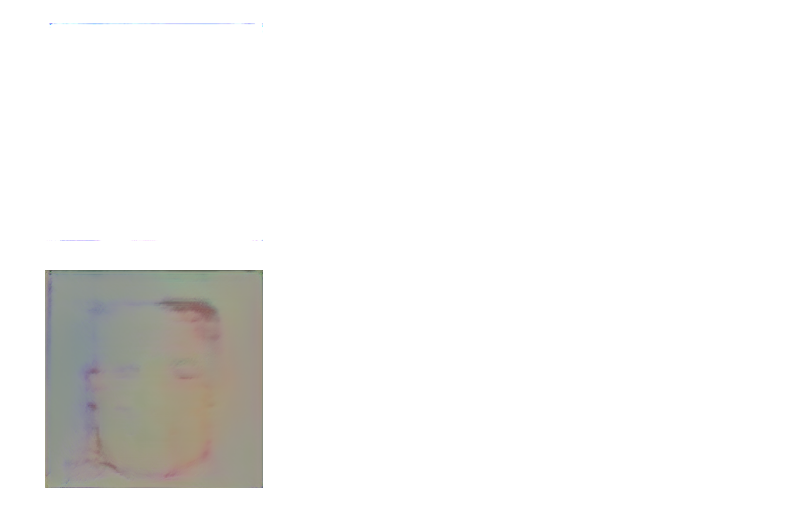
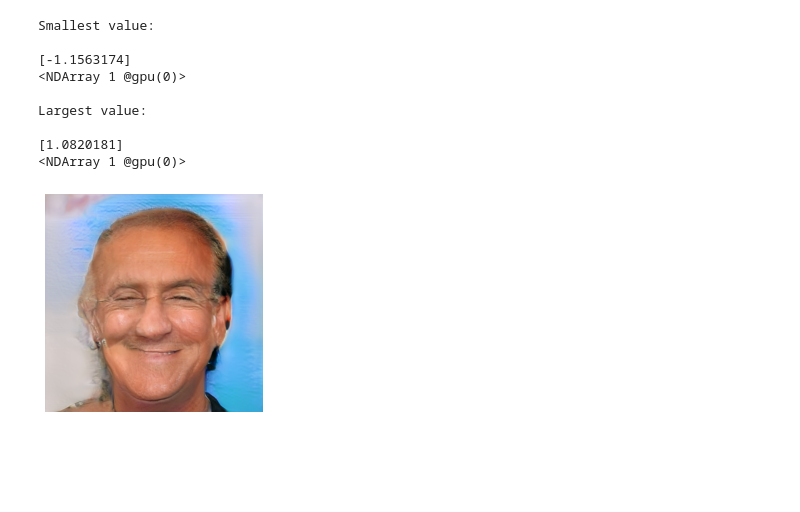
Before and after one commit to Kieranosaurus/HYPER, a Jupyter notebook: MXNet_PGGAN.ipynb, the cells around one changed output. Cells and saved outputs as stored; diff of their text form; code cells hidden in the pictures; blank space fills up the shorter version.

```diff
--- a/MXNet_PGGAN.ipynb
+++ b/MXNet_PGGAN.ipynb
@@ -152,6 +145,7 @@ class Net(gluon.HybridBlock):
         with self.name_scope():
 
             # self.lod_in = mx.sym.Variable("lod", init='np.float32')
+            self.lod_in = np.float32(0.0)
 
             # Leaky ReLU Activation
             self.lrelu = nn.LeakyReLU(alpha=0.2)
@@ -247,8 +241,8 @@ class Net(gluon.HybridBlock):
         x = nd.reshape(x, [-1, s[1], s[2] * factor, s[3] * factor])
         return x
 
-    # def lerp_clip(self, a, b, t):
-    #     return a + (b - a) * nd.array(mx.sym.clip(t, 0.0, 1.0))
+    def lerp_clip(self, a, b, t):
+        return a + (b - a) * nd.clip(nd.array(t), 0.0, 1.0)
 
     def hybrid_forward(self, F, x):
         # Block 1
@@ -257,14 +251,14 @@ class Net(gluon.HybridBlock):
         x = self.pixel_norm(self.lrelu(self.bias1a(x)))                 #186
         x = self.pixel_norm(self.lrelu(self.bias1b(self.conv1(x))))     #188
         # to RGB -> output to debug
-        # imgs = [self.biasrgb1(self.torgb1(x))]                         #208
+        # img_out = self.biasrgb1(self.torgb1(x))                         #208
 
         # Block 2
         x = self.upscale_2d(x)                                          #194
         x = self.pixel_norm(self.lrelu(self.bias2a(self.conv2a(x))))    #196
         x = self.pixel_norm(self.lrelu(self.bias2b(self.conv2b(x))))    #198
         # to RGB
-        # imgs += [self.biasrgb2(self.torgb2(x))]                             #212
+        # img = self.biasrgb2(self.torgb2(x))                             #212
         # img_out = self.upscale_2d(img_out)                              #213
         # img_out = self.lerp_clip(img, img_out, self.lod_in - 7)         #215
 
@@ -273,7 +267,7 @@ class Net(gluon.HybridBlock):
         x = self.pixel_norm(self.lrelu(self.bias3a(self.conv3a(x))))    #196
         x = self.pixel_norm(self.lrelu(self.bias3b(self.conv3b(x))))    #198
         # to RGB
-        # imgs += [self.biasrgb3(self.torgb3(x))]                             #212
+        # img = self.biasrgb3(self.torgb3(x))                             #212
         # img_out = self.upscale_2d(img_out)                              #213
         # img_out = self.lerp_clip(img, img_out, self.lod_in - 6)         #215
 
@@ -282,7 +276,7 @@ class Net(gluon.HybridBlock):
         x = self.pixel_norm(self.lrelu(self.bias4a(self.conv4a(x))))    #196
         x = self.pixel_norm(self.lrelu(self.bias4b(self.conv4b(x))))    #198
         # to RGB
-        # imgs += [self.biasrgb4(self.torgb4(x))]                             #212
+        # img = self.biasrgb4(self.torgb4(x))                             #212
         # img_out = self.upscale_2d(img_out)                              #213
         # img_out = self.lerp_clip(img, img_out, self.lod_in - 5)         #215
 
@@ -291,7 +285,7 @@ class Net(gluon.HybridBlock):
         x = self.pixel_norm(self.lrelu(self.bias5a(self.conv5a(x))))    #196
         x = self.pixel_norm(self.lrelu(self.bias5b(self.conv5b(x))))    #198
         # to RGB
-        # imgs += [self.biasrgb5(self.torgb5(x))]                             #212
+        # img = self.biasrgb5(self.torgb5(x))                            #212
         # img_out = self.upscale_2d(img_out)                              #213
         # img_out = self.lerp_clip(img, img_out, self.lod_in - 4)         #215
 
@@ -300,7 +294,7 @@ class Net(gluon.HybridBlock):
         x = self.pixel_norm(self.lrelu(self.bias6a(self.conv6a(x))))    #196
         x = self.pixel_norm(self.lrelu(self.bias6b(self.conv6b(x))))    #198
         # to RGB
-        # imgs += [self.biasrgb6(self.torgb6(x))]                             #212
+        # img = self.biasrgb6(self.torgb6(x))                             #212
         # img_out = self.upscale_2d(img_out)                              #213
         # img_out = self.lerp_clip(img, img_out, self.lod_in - 3)         #215
 
@@ -309,7 +303,7 @@ class Net(gluon.HybridBlock):
         x = self.pixel_norm(self.lrelu(self.bias7a(self.conv7a(x))))    #196
         x = self.pixel_norm(self.lrelu(self.bias7b(self.conv7b(x))))    #198
         # to RGB
-        # imgs += [self.biasrgb7(self.torgb7(x))]                             #212
+        # img = self.biasrgb7(self.torgb7(x))                             #212
         # img_out = self.upscale_2d(img_out)                              #213
         # img_out = self.lerp_clip(img, img_out, self.lod_in - 2)         #215
 
@@ -318,7 +312,7 @@ class Net(gluon.HybridBlock):
         x = self.pixel_norm(self.lrelu(self.bias8a(self.conv8a(x))))    #196
         x = self.pixel_norm(self.lrelu(self.bias8b(self.conv8b(x))))    #198
         # to RGB
-        # imgs += [self.biasrgb8(self.torgb8(x))]                             #212
+        # img = self.biasrgb8(self.torgb8(x))                             #212
         # img_out = self.upscale_2d(img_out)                              #213
         # img_out = self.lerp_clip(img, img_out, self.lod_in - 1)         #215
 
@@ -327,9 +321,9 @@ class Net(gluon.HybridBlock):
         x = self.pixel_norm(self.lrelu(self.bias9a(self.conv9a(x))))    #196
         x = self.pixel_norm(self.lrelu(self.bias9b(self.conv9b(x))))    #198
         # to RGB
-        x = self.biasrgb9(self.torgb9(x))                             #212
+        x = self.biasrgb9(self.torgb9(x))                               #212
         # img_out = self.upscale_2d(img_out)                              #213
-        # img_out = self.lerp_clip(img, img_out, self.lod_in - 0)         #215
+        # img_out = self.lerp_clip(x, img_out, self.lod_in - 0)         #215
 
         return x
 # %%
@@ -342,11 +336,21 @@ net.initialize()
 with open('data_sub1_4096.dat', 'rb') as fp:
     _, _, _, T_test = pickle.load(fp)
 # %%
-# latents = nd.array(T_test, ctx=gpu(0))
-latents = nd.array(T_test)
+latents = nd.array(T_test, ctx=gpu(0))
+# latents = nd.array(T_test)
 net.forward(nd.expand_dims(latents[0], 0))
-# print(net.collect_params('.*bias'))
-net = load_weights(net)
+# print(net.collect_params('.*weight'))
+gain = np.sqrt(2)
+net = load_weights(net, gain)
 face = face_from_latent(net, latents, '/content/mxnet/')
 # %% [output]
+Smallest value:
+
+[-1.1563174]
+<NDArray 1 @gpu(0)>
+
+Largest value:
+
+[1.0820181]
+<NDArray 1 @gpu(0)>
-[figure, old version]
+[figure, new version]
@@ -353,21 +552,19 @@ face = face_from_latent(net, latents, '/content/mxnet/')
 # %%
-for i in range(len(face[0])):
-    face[0][i] = (face[0][i] - face[0][i].min()) / (face[0][i].max() - face[0][i].min())
+# for i in range(len(face[0])):
+#     face[0][i] = (face[0][i] - face[0][i].min()) / (face[0][i].max() - face[0][i].min())
 
-face = nd.clip(nd.rint(face * 255.0), 0.0, 255.0).astype('uint8')
-face = face.transpose((0, 3, 2, 1))
-if not os.path.exists('/content/test/'):
-    os.mkdir('/content/test/')
-save_path = os.path.join('/content/test/', 'test0.png')
-image = face.asnumpy()
-Image.fromarray(image[0], 'RGB').save(save_path)
+# face = nd.clip(nd.rint(face * 255.0), 0.0, 255.0).astype('uint8')
+# face = face.transpose((0, 3, 2, 1))
+# if not os.path.exists('/content/test/'):
+#     os.mkdir('/content/test/')
+# save_path = os.path.join('/content/test/', 'test0.png')
+# image = face.asnumpy()
+# Image.fromarray(image[0], 'RGB').save(save_path)
 
-img = mpimg.imread(save_path)
-plt.axis('off')
-plt.imshow(img)
-plt.show()
+# img = mpimg.imread(save_path)
+# plt.axis('off')
+# plt.imshow(img)
+# plt.show()
-# %% [output]
-[figure, removed]
 # %%
 # %tensorflow_version 1.5
 # import tensorflow as tf
```
Also changed, not shown: parts of 7 cells of this notebook.
